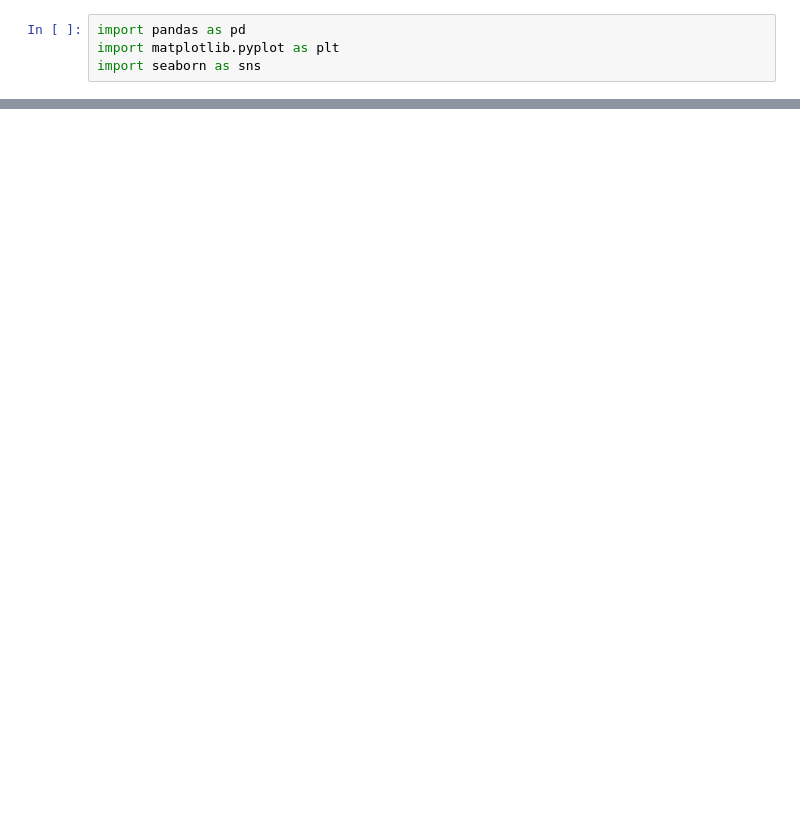
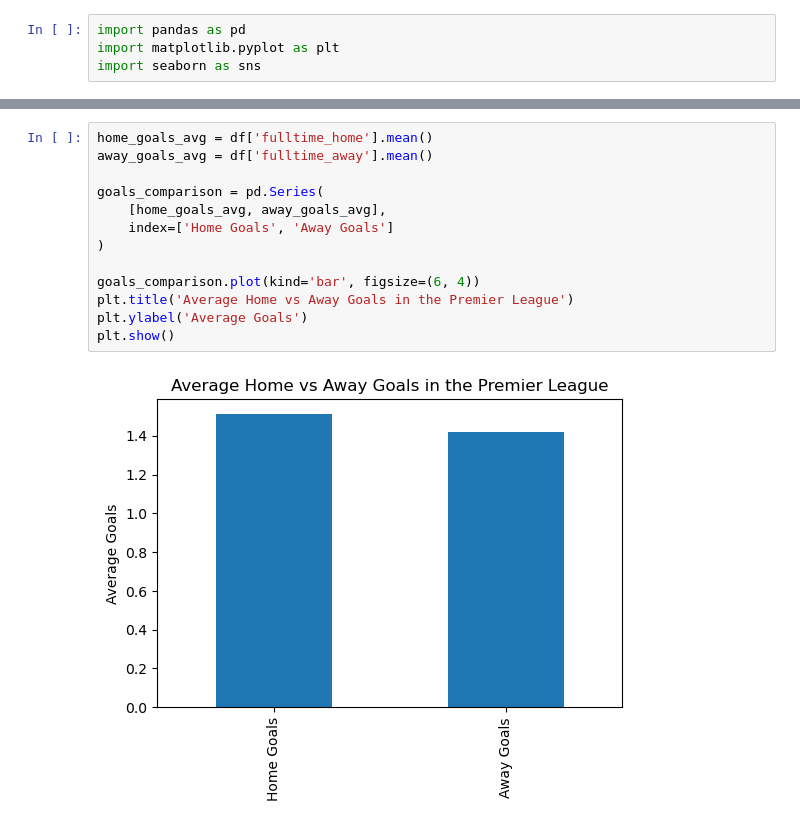
Before and after one commit to stegio94/capstone_project, a Jupyter notebook: Capstone_project.ipynb, the cells around one changed output, grey strips where cells are left out. Drawn from its saved outputs; the diff is of its cells as text; blank space fills up the shorter version.

```diff
--- a/Capstone_project.ipynb
+++ b/Capstone_project.ipynb
@@ -328,0 +181,15 @@ This project shows how football data can be used to better understand match resu
+# %%
+home_goals_avg = df['fulltime_home'].mean()
+away_goals_avg = df['fulltime_away'].mean()
+
+goals_comparison = pd.Series(
+    [home_goals_avg, away_goals_avg],
+    index=['Home Goals', 'Away Goals']
+)
+
+goals_comparison.plot(kind='bar', figsize=(6, 4))
+plt.title('Average Home vs Away Goals in the Premier League')
+plt.ylabel('Average Goals')
+plt.show()
+# %% [output]
+[figure, added]
```
Also changed, not shown: parts of 71 cells of this notebook, 1 other file.
